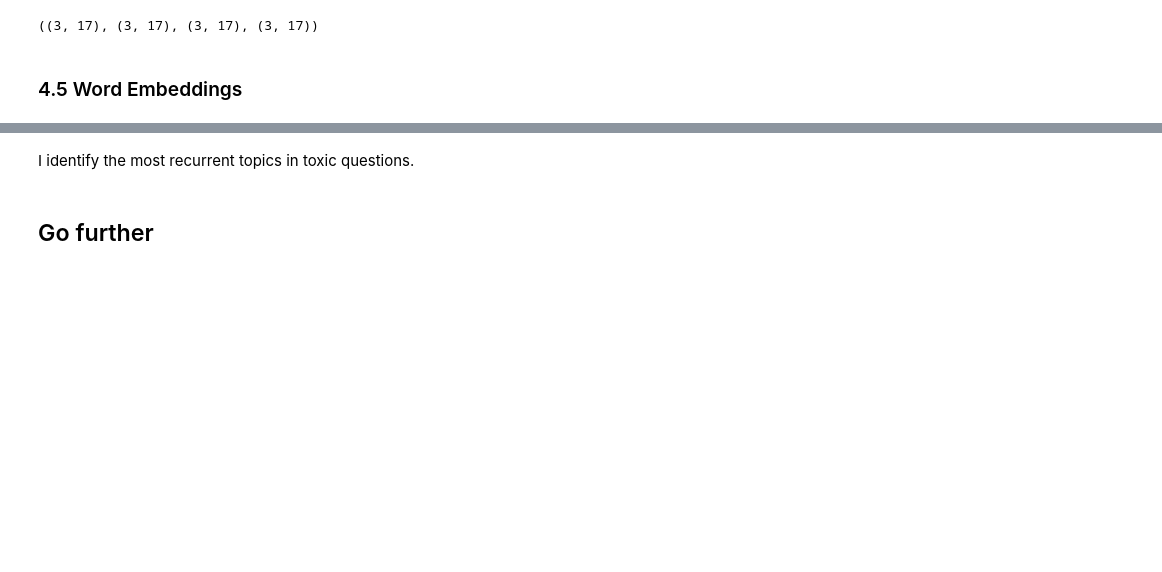
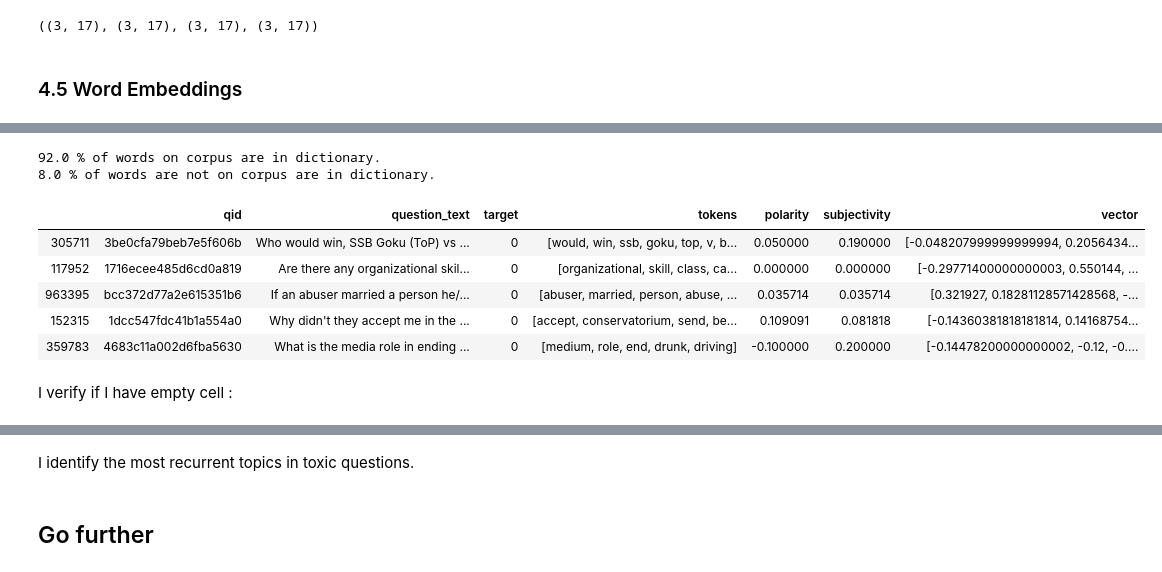
Before and after one commit to Jennifer974/my-projects, a Jupyter notebook: NLP/quora-insincere-classification/Quora-insincere-questions-classification.ipynb, the cells around one changed output, grey strips where cells are left out. Cells and saved outputs as stored; diff of their text form; code cells hidden in the pictures; blank space fills up the shorter version.

Commit message:
Update README.md + Quora project (Word Embeddings)

```diff
--- a/NLP/quora-insincere-classification/Quora-insincere-questions-classification.ipynb
+++ b/NLP/quora-insincere-classification/Quora-insincere-questions-classification.ipynb
@@ -1278,0 +1199,6 @@ out_vocab_ordered
+# %%
+#Define file path :
+filepath_quora_sub_pol = os.path.join('data', 'quora_questions_pol_sub.pkl')
+
+#Load quora dataset:
+quora_questions = pd.read_pickle(filepath_quora_sub_pol)
@@ -1278,0 +1207,3 @@ out_vocab_ordered
+# %%
+#Define file path
+glove_file = os.path.join('data', 'glove.6B.50d.txt')
@@ -1278,0 +1347,45 @@ out_vocab_ordered
+# %%
+#Compute total numbers of words
+total_words = len(in_vocab) + len(out_vocab)
+
+print(round(len(in_vocab) / total_words, 2) * 100, '% of words on corpus are in dictionary.')
+print(round(len(out_vocab) / total_words, 2) * 100, '% of words are not on corpus are in dictionary.')
+# %% [output]
+92.0 % of words on corpus are in dictionary.
+8.0 % of words are not on corpus are in dictionary.
+# %%
+def get_vector(tokens):
+    '''
+    This function computes word embeddings for documents.
+
+    Parameter
+    -------------
+    tokens : list of str
+        contains list of tokens.
+
+    Returns
+    -------------
+    word_vect : array
+        contains word embeddings for documents.
+    '''
+    word_vect = np.array([word_to_vec_map[t] for t in tokens if t in words])
+    try:
+        word_vect = word_vect.mean(axis=0).astype("float64")
+    except:
+        print("I can't convert tokens into vector.")
+
+    return word_vect
+# %%
+#Apply get_vector function
+quora_questions['vector'] = quora_questions.tokens.apply(get_vector)
+# %%
+quora_questions.head()
+# %% [output]
+|  | qid | question_text | target | tokens | polarity | subjectivity | vector |
+| 305711 | 3be0cfa79beb7e5f606b | Who would win, SSB Goku (ToP) vs ... | 0 | [would, win, ssb, goku, top, v, b... | 0.050000 | 0.190000 | [-0.048207999999999994, 0.2056434... |
+| 117952 | 1716ecee485d6cd0a819 | Are there any organizational skil... | 0 | [organizational, skill, class, ca... | 0.000000 | 0.000000 | [-0.29771400000000003, 0.550144, ... |
+| 963395 | bcc372d77a2e615351b6 | If an abuser married a person he/... | 0 | [abuser, married, person, abuse, ... | 0.035714 | 0.035714 | [0.321927, 0.18281128571428568, -... |
+| 152315 | 1dcc547fdc41b1a554a0 | Why didn't they accept me in the ... | 0 | [accept, conservatorium, send, be... | 0.109091 | 0.081818 | [-0.14360381818181814, 0.14168754... |
+| 359783 | 4683c11a002d6fba5630 | What is the media role in ending ... | 0 | [medium, role, end, drunk, driving] | -0.100000 | 0.200000 | [-0.14478200000000002, -0.12, -0.... |
+# %% [markdown]
+I verify if I have empty cell :
```
Also changed, not shown: parts of 42 cells of this notebook, 3 other files.
